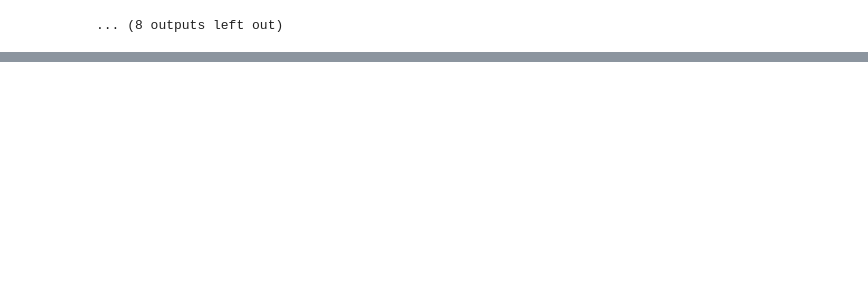
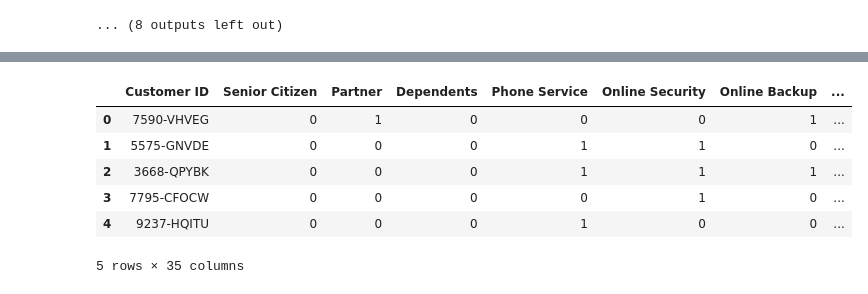
Before and after one commit to GBortnik/Customer-Churn-Prediction, a Jupyter notebook: 01_EDA.ipynb, the cells around one changed output, grey strips where cells are left out. Drawn from its saved outputs; the diff is of its cells as text; code cells hidden in the pictures; blank space fills up the shorter version.

```diff
--- a/01_EDA.ipynb
+++ b/01_EDA.ipynb
@@ -484,0 +729,47 @@ scatter_matrix(df)
+# %%
+# Exclude ID column
+Id_col     = ['Customer ID']
+
+# Target column
+target_col = ["Churn"]
+
+# Categorical feature columns
+cat_cols   = df.nunique()[df.nunique() < 6].keys().tolist() # get columns with less than 6 unique values
+cat_cols   = [x for x in cat_cols if x not in target_col] # exclude target column (which is also categorical)
+
+# Numerical feature columns
+num_cols   = [x for x in df.columns if x not in cat_cols + target_col + Id_col]
+
+# Binary columns with two values
+bin_cols   = df.nunique()[df.nunique() == 2].keys().tolist()
+
+# Columns with more than two values
+multi_cols = [i for i in cat_cols if i not in bin_cols]
+
+# Label encoding of binary columns
+le = LabelEncoder()
+for i in bin_cols :
+    df[i] = le.fit_transform(df[i])
+
+#Duplicating columns for multi value columns
+df = pd.get_dummies(data = df,columns = multi_cols)
+
+# Scaling of numerical columns
+std = StandardScaler()
+scaled = std.fit_transform(df[num_cols])
+scaled = pd.DataFrame(scaled,columns=num_cols)
+
+# Dropping original values and merging scaled values for numerical columns
+df_og = df.copy()
+df = df.drop(columns = num_cols,axis = 1)
+df = df.merge(scaled,left_index=True,right_index=True,how = "left")
+# %%
+df.head()
+# %% [output]
+|  | Customer ID | Senior Citizen | Partner | Dependents | Phone Service | Online Security | Online Backup | ... |
+| 0 | 7590-VHVEG | 0 | 1 | 0 | 0 | 0 | 1 | ... |
+| 1 | 5575-GNVDE | 0 | 0 | 0 | 1 | 1 | 0 | ... |
+| 2 | 3668-QPYBK | 0 | 0 | 0 | 1 | 1 | 1 | ... |
+| 3 | 7795-CFOCW | 0 | 0 | 0 | 0 | 1 | 0 | ... |
+| 4 | 9237-HQITU | 0 | 0 | 0 | 1 | 0 | 0 | ... |
+5 rows × 35 columns
```
Also changed, not shown: parts of 4 cells of this notebook, 6 other files.
